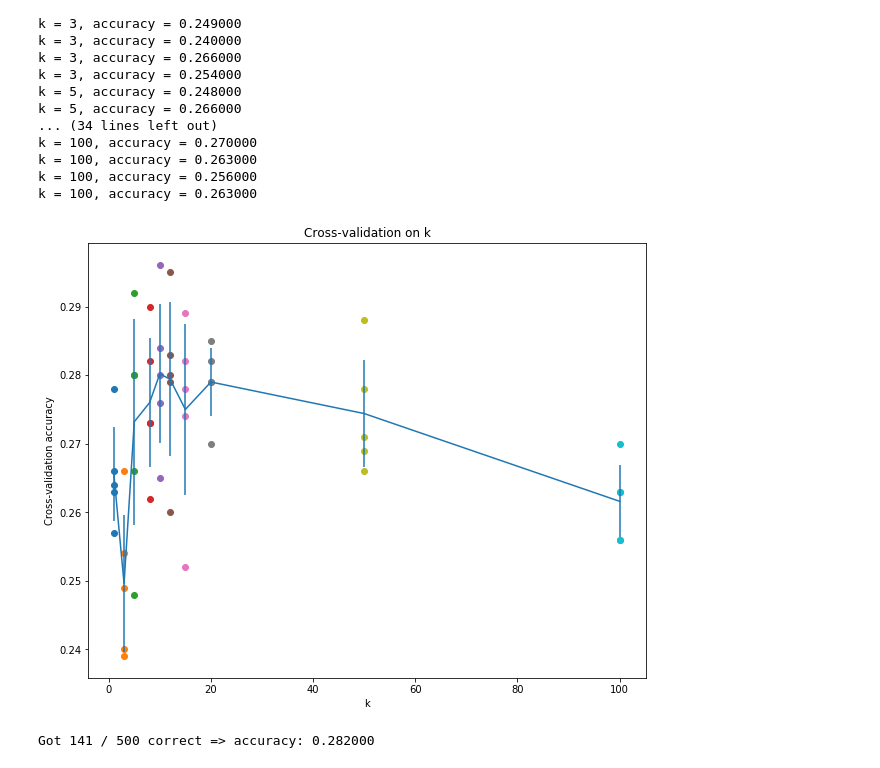
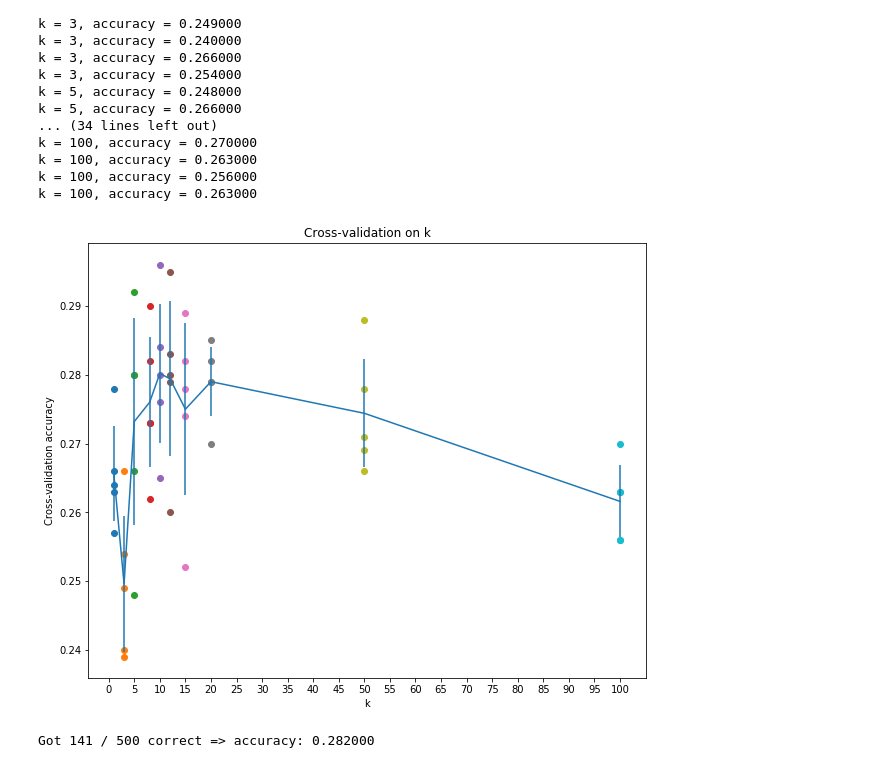
Before and after one commit to chongyangma/cs231n, a Jupyter notebook: assignments/assignment1/knn.ipynb, the cells around one changed output. Cells and saved outputs as stored; diff of their text form; code cells hidden in the pictures.

```diff
--- a/assignments/assignment1/knn.ipynb
+++ b/assignments/assignment1/knn.ipynb
@@ -66,12 +68,12 @@ plt.show()
 # %%
 # Subsample the data for more efficient code execution in this exercise
 num_training = 5000
-mask = range(num_training)
+mask = list(range(num_training))
 X_train = X_train[mask]
 y_train = y_train[mask]
 
 num_test = 500
-mask = range(num_test)
+mask = list(range(num_test))
 X_test = X_test[mask]
 y_test = y_test[mask]
 # %%
@@ -249,9 +252,9 @@ num_cross_test = np.shape(X_train_folds)[1]
 
 for k in k_choices:
     k_to_accuracies_list = []
-    for i in xrange(num_folds):
-        X_cross_train = [X_train_folds[j] for j in xrange(num_folds) if j != i]
-        y_cross_train = [y_train_folds[j] for j in xrange(num_folds) if j != i]
+    for i in range(num_folds):
+        X_cross_train = [X_train_folds[j] for j in range(num_folds) if j != i]
+        y_cross_train = [y_train_folds[j] for j in range(num_folds) if j != i]
         X_cross_train = np.reshape(X_cross_train, (-1, X_train.shape[1]))
         y_cross_train = np.reshape(y_cross_train, (-1))
 
@@ -273,7 +276,7 @@ for k in k_choices:
 # Print out the computed accuracies
 for k in sorted(k_to_accuracies):
     for accuracy in k_to_accuracies[k]:
-        print 'k = %d, accuracy = %f' % (k, accuracy)
+        print('k = %d, accuracy = %f' % (k, accuracy))
 # %% [output]
 k = 1, accuracy = 0.263000
 k = 1, accuracy = 0.257000
@@ -293,21 +296,23 @@ k = 100, accuracy = 0.263000
 k = 100, accuracy = 0.256000
 k = 100, accuracy = 0.263000
 # %%
+fig, ax = plt.subplots()
 # plot the raw observations
 for k in k_choices:
-  accuracies = k_to_accuracies[k]
-  plt.scatter([k] * len(accuracies), accuracies)
+    accuracies = k_to_accuracies[k]
+    plt.scatter([k] * len(accuracies), accuracies)
 
 # plot the trend line with error bars that correspond to standard deviation
 accuracies_mean = np.array([np.mean(v) for k,v in sorted(k_to_accuracies.items())])
 accuracies_std = np.array([np.std(v) for k,v in sorted(k_to_accuracies.items())])
 plt.errorbar(k_choices, accuracies_mean, yerr=accuracies_std)
 plt.title('Cross-validation on k')
 plt.xlabel('k')
+ax.xaxis.set_ticks(np.arange(0, 105, 5))
 plt.ylabel('Cross-validation accuracy')
 plt.show()
 # %% [output]
-[figure, old version]
+[figure, new version]
 # %%
 # Based on the cross-validation results above, choose the best value for k,
 # retrain the classifier using all the training data, and test it on the test
```
Also changed, not shown: parts of 11 cells of this notebook.
